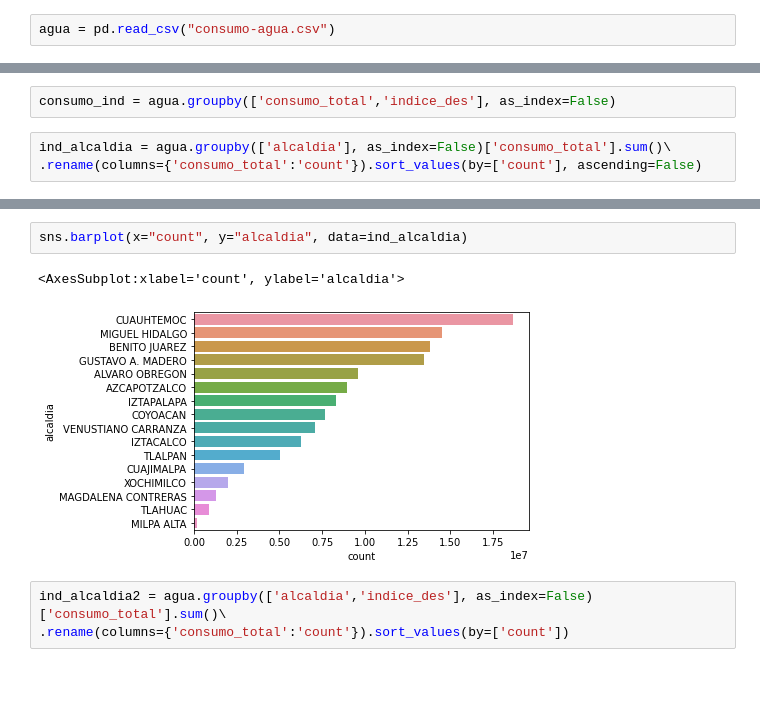
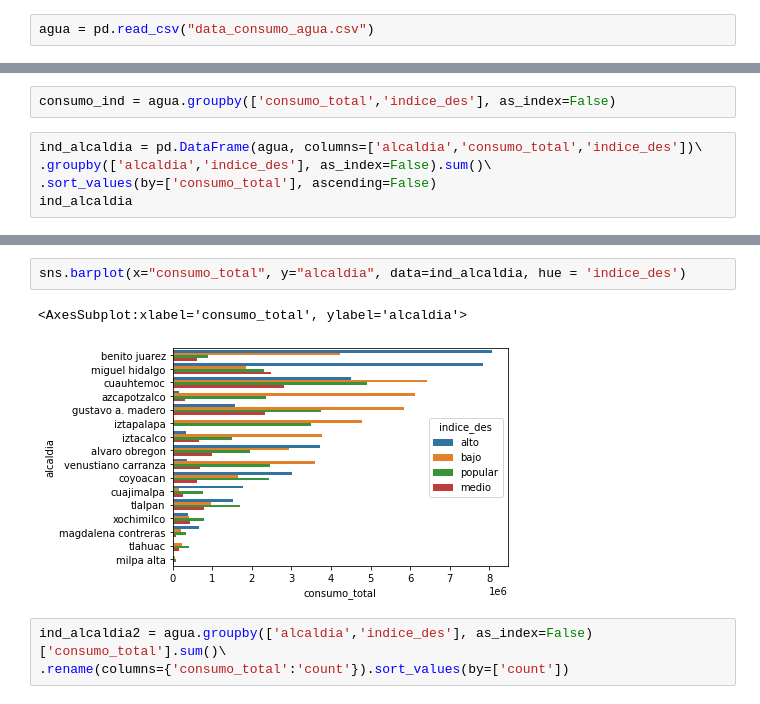
Before and after one commit to ElenaVillano/eda_geda_conagua, a Jupyter notebook: GEDA_Yus.ipynb, the cells around one changed output, grey strips where cells are left out. Drawn from its saved outputs; the diff is of its cells as text; blank space fills up the shorter version.

```diff
--- a/GEDA_Yus.ipynb
+++ b/GEDA_Yus.ipynb
@@ -3,7 +3,7 @@ import seaborn as sns
 import pandas as pd
 import numpy as np
 # %%
-agua = pd.read_csv("consumo-agua.csv")
+agua = pd.read_csv("data_consumo_agua.csv")
 # %% [markdown]
 alcaldía vs índice_des
 consumo_total_dom vs bimestre
@@ -54,5 +27,7 @@ sns.boxplot(x="consumo_total", data=agua[agua.consumo_total<4000])
 # %%
 consumo_ind = agua.groupby(['consumo_total','indice_des'], as_index=False)
 # %%
-ind_alcaldia = agua.groupby(['alcaldia'], as_index=False)['consumo_total'].sum()\
-.rename(columns={'consumo_total':'count'}).sort_values(by=['count'], ascending=False)
+ind_alcaldia = pd.DataFrame(agua, columns=['alcaldia','consumo_total','indice_des'])\
+.groupby(['alcaldia','indice_des'], as_index=False).sum()\
+.sort_values(by=['consumo_total'], ascending=False)
+ind_alcaldia
@@ -79,8 +48,8 @@ ind_alcaldia
 # %%
-sns.barplot(x="count", y="alcaldia", data=ind_alcaldia)
+sns.barplot(x="consumo_total", y="alcaldia", data=ind_alcaldia, hue = 'indice_des')
 # %% [output]
-<AxesSubplot:xlabel='count', ylabel='alcaldia'>
+<AxesSubplot:xlabel='consumo_total', ylabel='alcaldia'>
-[figure, old version]
+[figure, new version]
 # %%
 ind_alcaldia2 = agua.groupby(['alcaldia','indice_des'], as_index=False)['consumo_total'].sum()\
 .rename(columns={'consumo_total':'count'}).sort_values(by=['count'])
```
Also changed, not shown: parts of 7 cells of this notebook.
